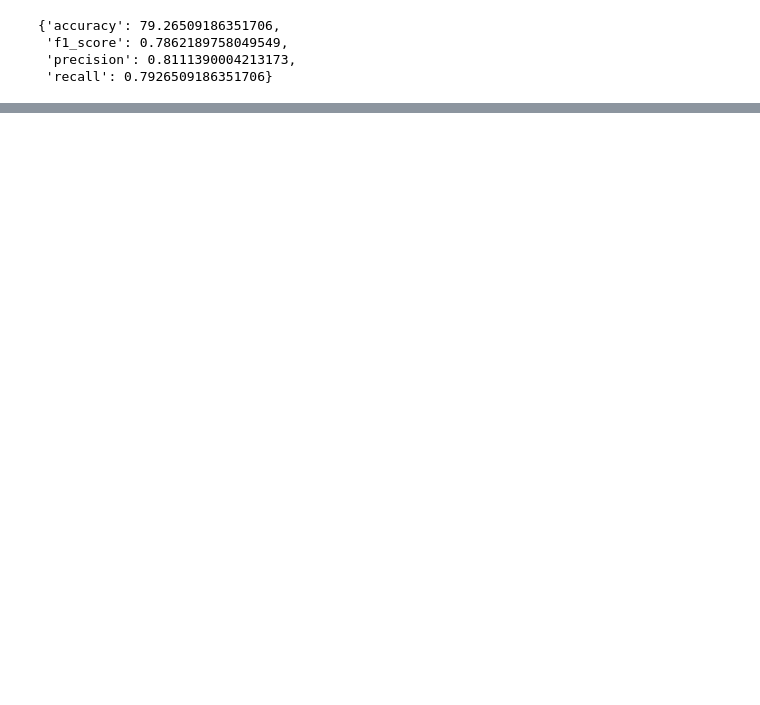
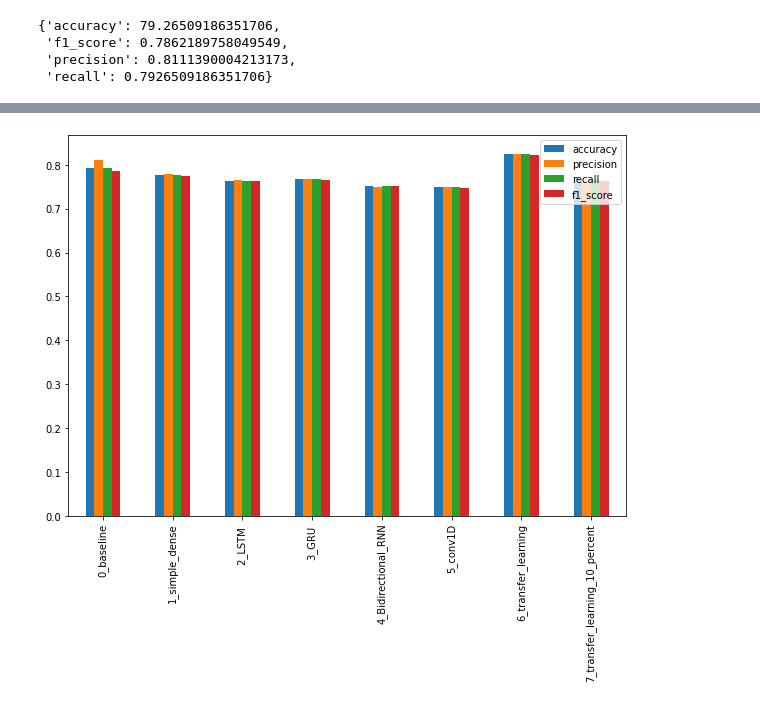
Before and after one commit to hrushikute/DataAnalytics, a Jupyter notebook: NLP_introduction_to_tensorflow.ipynb, the cells around one changed output, grey strips where cells are left out. Cells and saved outputs as stored; diff of their text form; code cells hidden in the pictures; blank space fills up the shorter version.

```diff
--- a/NLP_introduction_to_tensorflow.ipynb
+++ b/NLP_introduction_to_tensorflow.ipynb
@@ -1187,0 +1279,5 @@ create_csv_output(test_df['id'],prediction)
+# %%
+# Check the results against the baseline
+model_7_results = calculate_results(y_true=val_label,
+                                    y_pred=model_7_pred)
+model_7_results
@@ -1187,0 +1297,12 @@ create_csv_output(test_df['id'],prediction)
+# %%
+# Combine model results into single data frame.
+
+all_model_result = pd.DataFrame({"0_baseline": baseline_results,
+                                 "1_simple_dense": model_1_results,
+                                 "2_LSTM ": model_2_results,
+                                 "3_GRU ": model_3_results,
+                                 "4_Bidirectional_RNN": model_4_results,
+                                 "5_conv1D": model_5_result,
+                                 "6_transfer_learning":model_6_results,
+                                 "7_transfer_learning_10_percent": model_7_results})
+all_model_result
@@ -1187,0 +1315,4 @@ create_csv_output(test_df['id'],prediction)
+# %%
+# Transpose the results
+all_model_result = all_model_result.transpose()
+all_model_result
@@ -1187,0 +1329,4 @@ create_csv_output(test_df['id'],prediction)
+# %%
+# Bring accuracy to same metric as others.
+all_model_result["accuracy"] = all_model_result["accuracy"]/100
+all_model_result
@@ -1187,0 +1343,5 @@ create_csv_output(test_df['id'],prediction)
+# %%
+## Plot the data to compare the results
+all_model_result.plot(kind='bar',figsize=(10,7)).legend();
+# %% [output]
+[figure, added]
```
Also changed, not shown: parts of 40 cells of this notebook.
